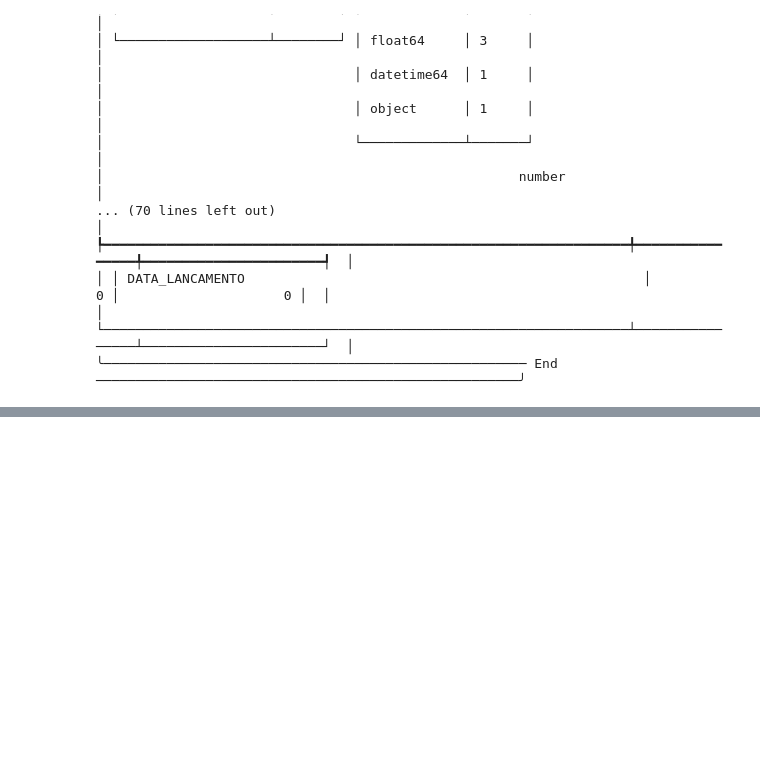
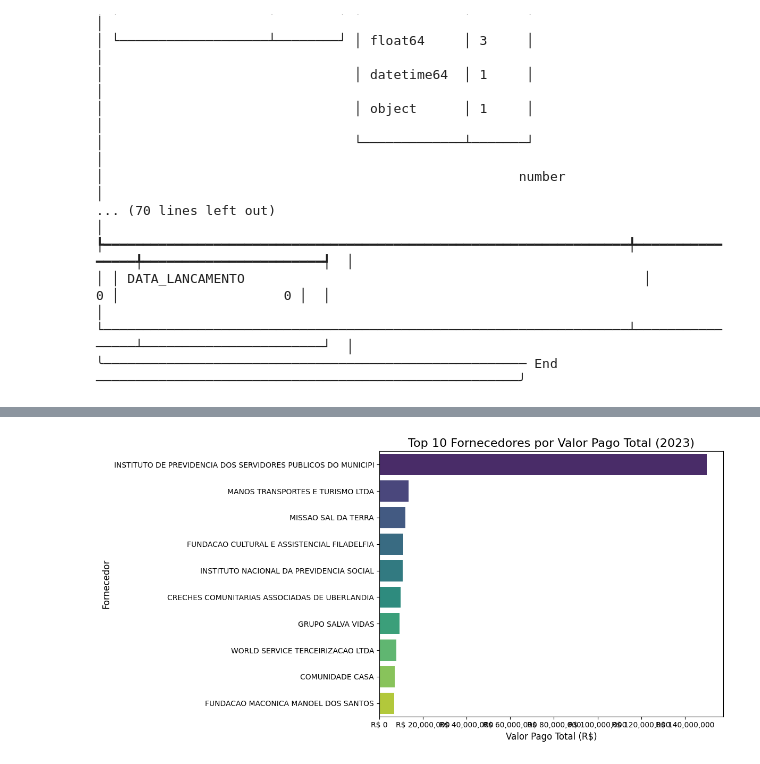
Before and after one commit to Daniel-NascimentoS/udi_sec_educ, a Jupyter notebook: eda_sec_ed_2023.ipynb, the cells around one changed output, grey strips where cells are left out. Drawn from its saved outputs; the diff is of its cells as text; code cells hidden in the pictures; blank space fills up the shorter version.

Commit message:
Adicionada algumas analises, separação de dataframespara analise refinada

```diff
--- a/eda_sec_ed_2023.ipynb
+++ b/eda_sec_ed_2023.ipynb
@@ -214,0 +331,8 @@ len(df_educacao_trat['FORNECEDOR'].unique())
+# %%
+# Existe algo de muito estrando com o fornecedor MUNICIPIO DE UBERLANDIA
+# Gastei mais uma hora investigando e descobri que tem vários pagamentos altos para esse fornecedor
+# Vamos separar o dataframe para investigar melhor
+
+df_strange = df_educacao_trat[df_educacao_trat['FORNECEDOR'] == 'MUNICIPIO DE UBERLANDIA'] # Somente MUNICIPIO DE UBERLANDIA
+df_not_strange = df_educacao_trat[df_educacao_trat['FORNECEDOR'] != 'MUNICIPIO DE UBERLANDIA']
+df_not_strange
@@ -214,0 +353,19 @@ len(df_educacao_trat['FORNECEDOR'].unique())
+# %%
+# podemos alterar se n = 10 ou outro
+n = 10
+top_fornecedores = df_not_strange.groupby('FORNECEDOR')['VALORPAGO'].sum().sort_values(ascending=False).head(n)
+
+plt.figure(figsize=(12, 6))
+sns.barplot(
+    x = top_fornecedores.values,
+    y = top_fornecedores.index,
+    palette = "viridis"
+    )
+plt.title(f"Top {n} Fornecedores por Valor Pago Total (2023)", fontsize=16)
+plt.xlabel("Valor Pago Total (R$)", fontsize=12)
+plt.ylabel("Fornecedor", fontsize=12)
+plt.gca().xaxis.set_major_formatter(mtick.StrMethodFormatter('R$ {x:,.0f}'))
+plt.tight_layout()
+plt.show()
+# %% [output]
+[figure, added]
```
Also changed, not shown: parts of 46 cells of this notebook.
